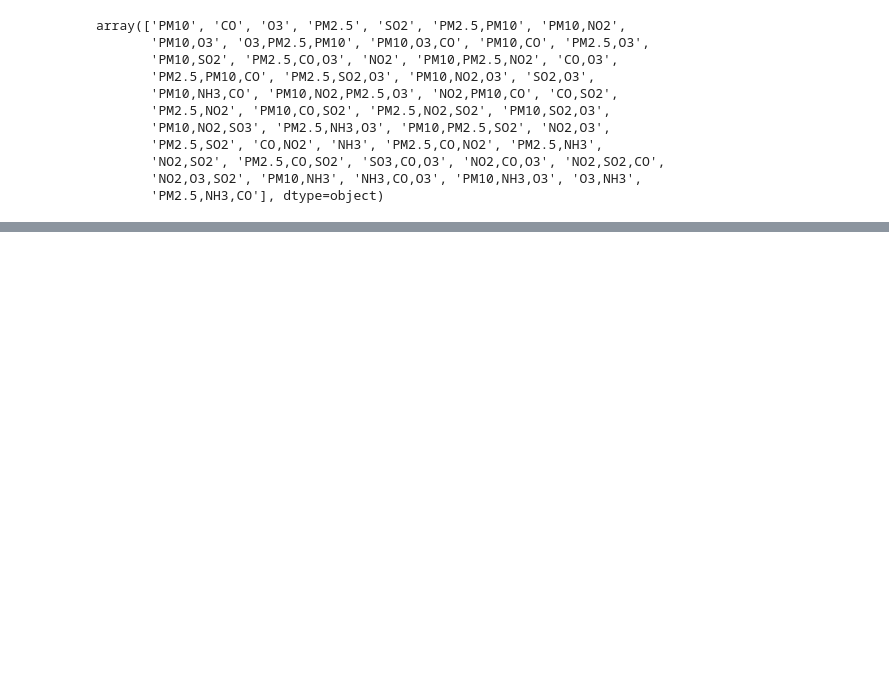
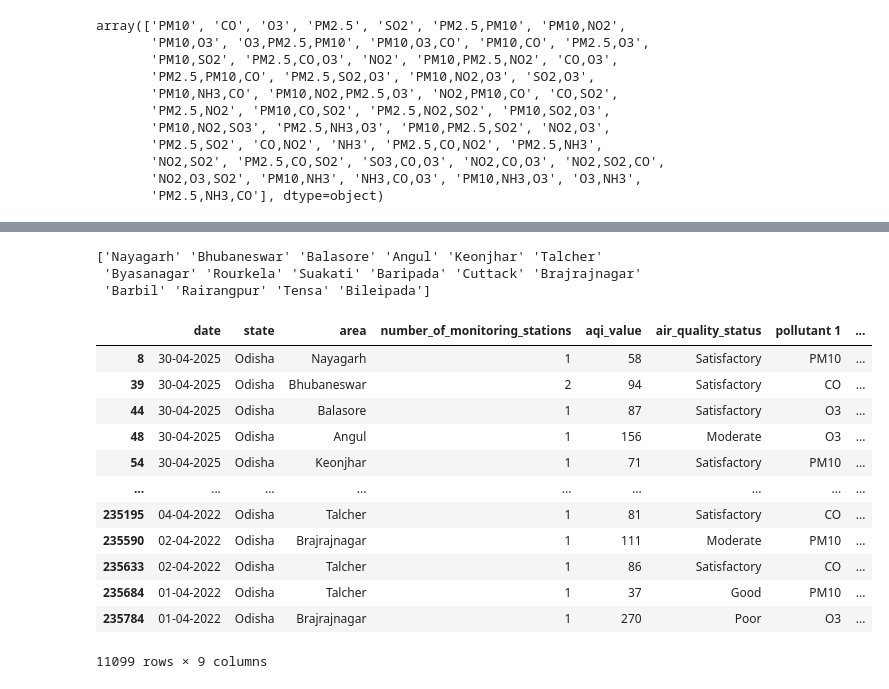
Before and after one commit to pradhans369/Python_and_Data_Science, a Jupyter notebook: 0 ML practice/17 indian cities AQI.ipynb, the cells around one changed output, grey strips where cells are left out. Saved outputs shown, nothing was run; the diff lists cells and outputs as text; code cells hidden in the pictures; blank space fills up the shorter version.

```diff
--- a/0 ML practice/17 indian cities AQI.ipynb
+++ b/0 ML practice/17 indian cities AQI.ipynb
@@ -97,0 +166,25 @@ array(['PM10', 'CO', 'O3', 'PM2.5', 'SO2', 'PM2.5,PM10', 'PM10,NO2',
+# %%
+# printng the areas that come under odisha
+
+
+# as we can see there are total 11099 rows for odisha, but are only 16 areas of odisha which are mentioned here
+print(df[df['state'] == 'Odisha']['area'].unique())
+
+df[df['state'] == 'Odisha']
+# %% [output]
+['Nayagarh' 'Bhubaneswar' 'Balasore' 'Angul' 'Keonjhar' 'Talcher'
+ 'Byasanagar' 'Rourkela' 'Suakati' 'Baripada' 'Cuttack' 'Brajrajnagar'
+ 'Barbil' 'Rairangpur' 'Tensa' 'Bileipada']
+|  | date | state | area | number_of_monitoring_stations | aqi_value | air_quality_status | pollutant 1 | ... |
+| 8 | 30-04-2025 | Odisha | Nayagarh | 1 | 58 | Satisfactory | PM10 | ... |
+| 39 | 30-04-2025 | Odisha | Bhubaneswar | 2 | 94 | Satisfactory | CO | ... |
+| 44 | 30-04-2025 | Odisha | Balasore | 1 | 87 | Satisfactory | O3 | ... |
+| 48 | 30-04-2025 | Odisha | Angul | 1 | 156 | Moderate | O3 | ... |
+| 54 | 30-04-2025 | Odisha | Keonjhar | 1 | 71 | Satisfactory | PM10 | ... |
+| ... | ... | ... | ... | ... | ... | ... | ... | ... |
+| 235195 | 04-04-2022 | Odisha | Talcher | 1 | 81 | Satisfactory | CO | ... |
+| 235590 | 02-04-2022 | Odisha | Brajrajnagar | 1 | 111 | Moderate | PM10 | ... |
+| 235633 | 02-04-2022 | Odisha | Talcher | 1 | 86 | Satisfactory | CO | ... |
+| 235684 | 01-04-2022 | Odisha | Talcher | 1 | 37 | Good | PM10 | ... |
+| 235784 | 01-04-2022 | Odisha | Brajrajnagar | 1 | 270 | Poor | O3 | ... |
+11099 rows × 9 columns
```
Also changed, not shown: parts of 15 cells of this notebook.
